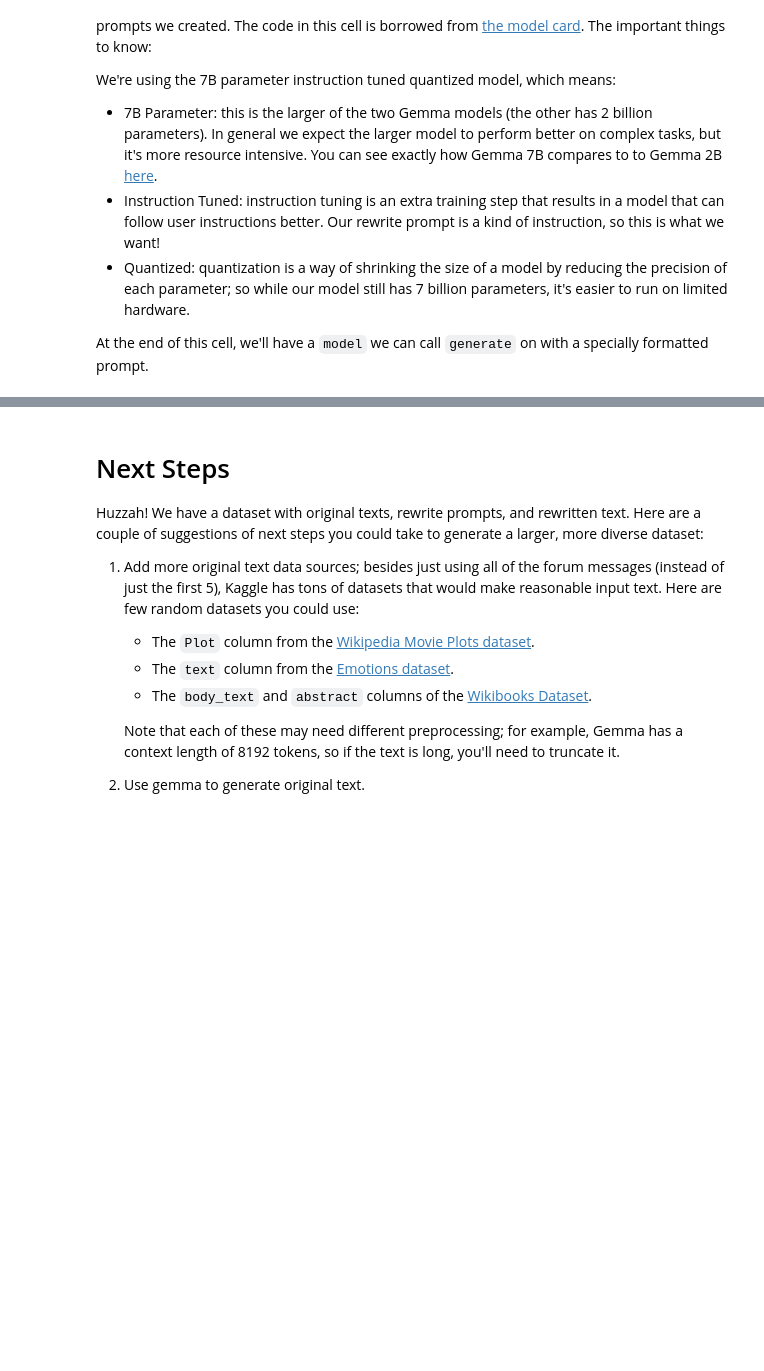
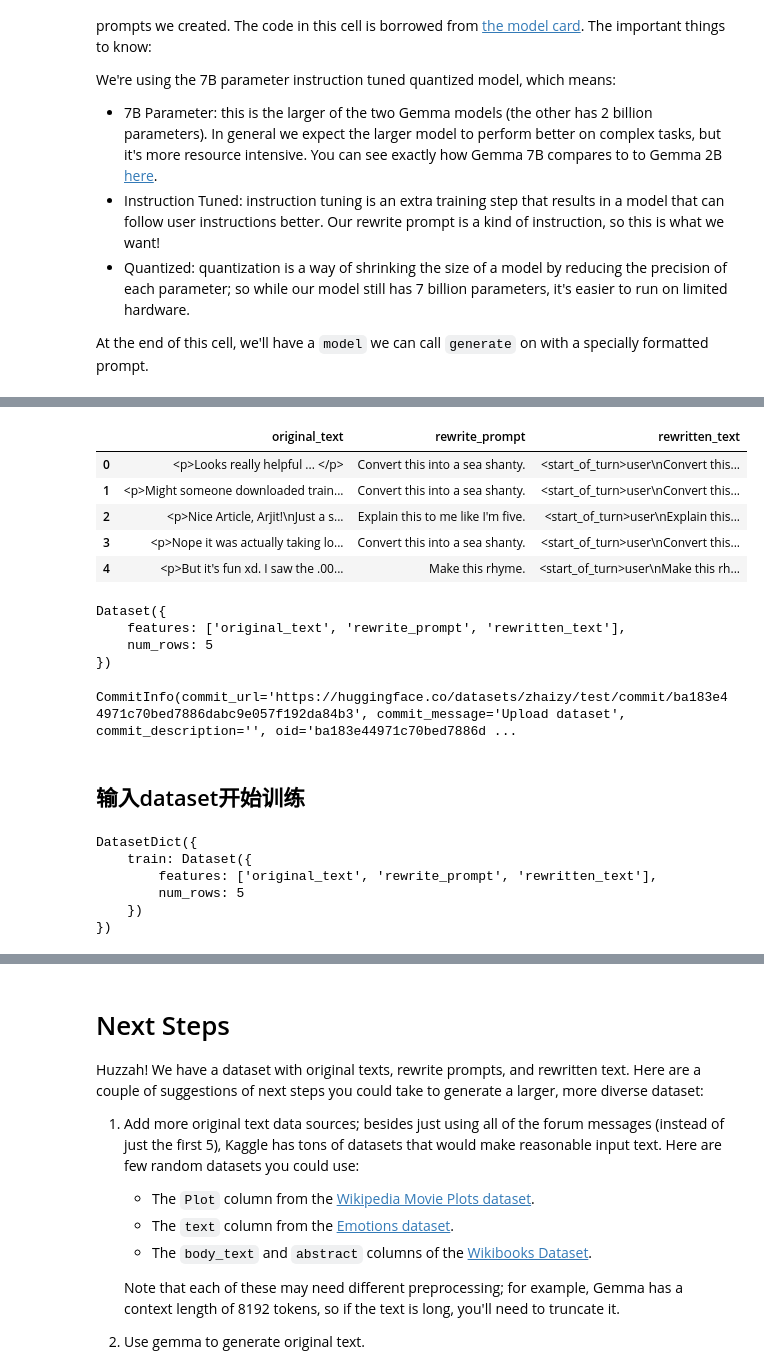
Before and after one commit to zhaizeyu/test, a Jupyter notebook: Starter_Notebook_Generating_More_Data_With_Gemma.ipynb, the cells around one changed output, grey strips where cells are left out. Drawn from its saved outputs; the diff is of its cells as text; code cells hidden in the pictures; blank space fills up the shorter version.

```diff
--- a/Starter_Notebook_Generating_More_Data_With_Gemma.ipynb
+++ b/Starter_Notebook_Generating_More_Data_With_Gemma.ipynb
@@ -137,0 +119,2 @@ with _set_default_tensor_type(model_config.get_dtype()):
+# %%
+gemma_lm = keras_nlp.models.GemmaCausalLM.from_preset("gemma_instruct_2b_en")
@@ -148,10 +137,9 @@ rewrite_data = []
 for original_text in original_texts:
     rewrite_prompt = random.choice(rewrite_prompts)
     prompt = f'{rewrite_prompt}\n{original_text}'
-    rewritten_text = model.generate(
+    rewritten_text = gemma_lm.generate(
         USER_CHAT_TEMPLATE.format(prompt=prompt),
-        device=device,
-        output_len=100,
+        max_length=100,
     )
     rewrite_data.append({
         'original_text': original_text,
@@ -164,0 +192,45 @@ rewrite_data_df[:1].values
+# %%
+df = pd.DataFrame(rewrite_data)
+# %%
+df
+# %% [output]
+|  | original_text | rewrite_prompt | rewritten_text |
+| 0 | <p>Looks really helpful ... </p> | Convert this into a sea shanty. | <start_of_turn>user\nConvert this... |
+| 1 | <p>Might someone downloaded train... | Convert this into a sea shanty. | <start_of_turn>user\nConvert this... |
+| 2 | <p>Nice Article, Arjit!\nJust a s... | Explain this to me like I'm five. | <start_of_turn>user\nExplain this... |
+| 3 | <p>Nope it was actually taking lo... | Convert this into a sea shanty. | <start_of_turn>user\nConvert this... |
+| 4 | <p>But it's fun xd. I saw the .00... | Make this rhyme. | <start_of_turn>user\nMake this rh... |
+# %%
+from datasets import Dataset
+
+
+# 使用 Dataset.from_dict() 方法将字典转换为数据集
+dataset = Dataset.from_pandas(df)
+
+dataset
+# %% [output]
+Dataset({
+    features: ['original_text', 'rewrite_prompt', 'rewritten_text'],
+    num_rows: 5
+})
+# %%
+dataset.push_to_hub('zhaizy/test')
+# %% [output]
+CommitInfo(commit_url='https://huggingface.co/datasets/zhaizy/test/commit/ba183e44971c70bed7886dabc9e057f192da84b3', commit_message='Upload dataset', commit_description='', oid='ba183e44971c70bed7886d ...
+# %% [markdown]
+## 输入dataset开始训练
+# %%
+from datasets import load_dataset
+
+
+# 使用 Dataset.from_dict() 方法将字典转换为数据集
+dataset = load_dataset('zhaizy/test')
+
+dataset
+# %% [output]
+DatasetDict({
+    train: Dataset({
+        features: ['original_text', 'rewrite_prompt', 'rewritten_text'],
+        num_rows: 5
+    })
+})
```
Also changed, not shown: parts of 19 cells of this notebook.
